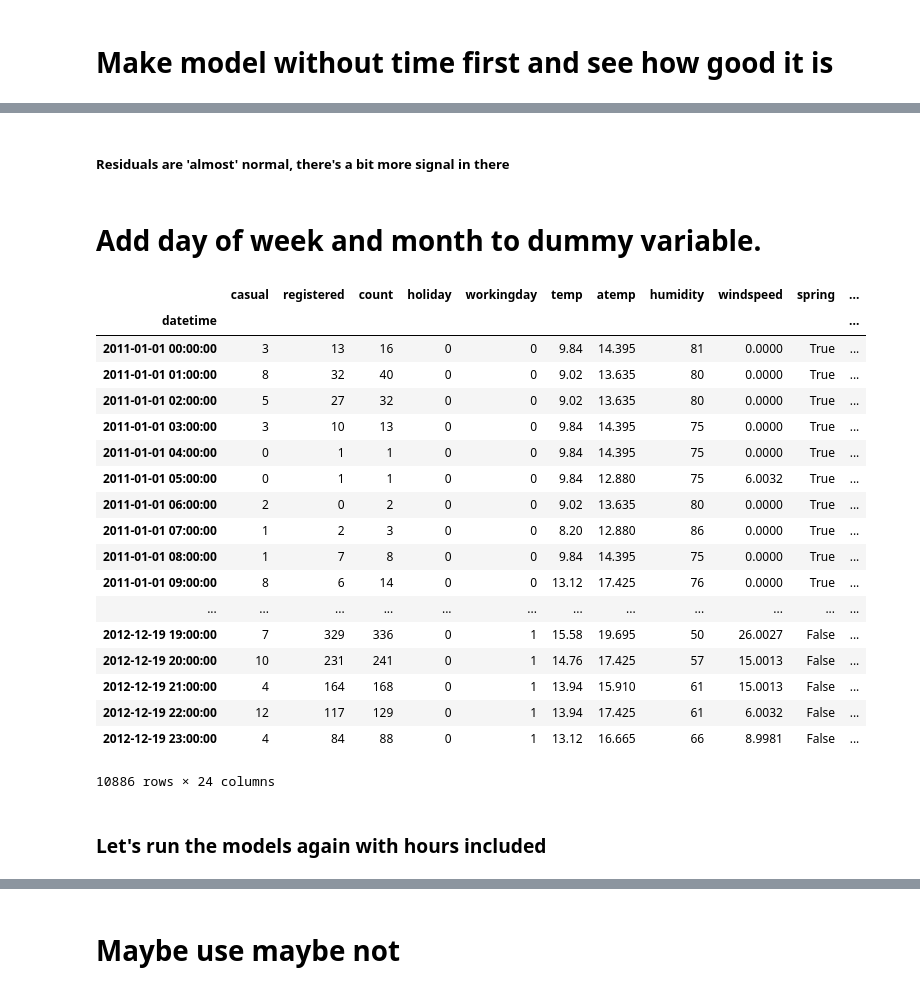
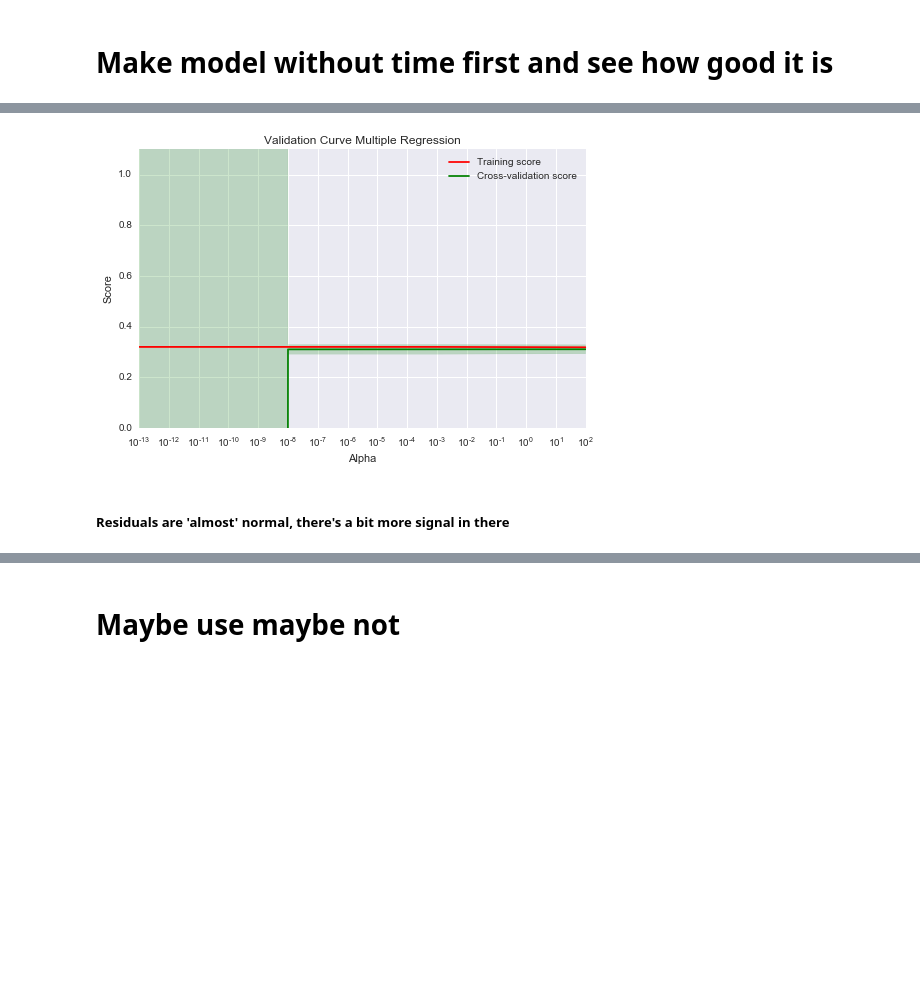
Before and after one commit to Ryanglambert/dc_bike_share_analysis, a Jupyter notebook: Bike_Share_EDA.ipynb, the cells around one changed output, grey strips where cells are left out. Cells and saved outputs as stored; diff of their text form; code cells hidden in the pictures; blank space fills up the shorter version.

```diff
--- a/Bike_Share_EDA.ipynb
+++ b/Bike_Share_EDA.ipynb
@@ -274,28 +288,6 @@ plot_validation_curve(X, y, est, param_range=np.logspace(-13, -9, 4))
+# %%
+plot_validation_curve(X, y, est, param_range=np.logspace(-13, 2, 4), param_name='ridge__alpha')
+# %% [output]
+[figure, added]
 # %% [markdown]
 ##### Residuals are 'almost' normal, there's a bit more signal in there
-# %% [markdown]
-# Add day of week and month to dummy variable.
-# %%
-train.join(pd.get_dummies(train.index.dayofweek, prefix='day').set_index(train.index))
-# %% [output]
-|  | casual | registered | count | holiday | workingday | temp | atemp | humidity | windspeed | spring | ... |
-| datetime |  |  |  |  |  |  |  |  |  |  | ... |
-| 2011-01-01 00:00:00 | 3 | 13 | 16 | 0 | 0 | 9.84 | 14.395 | 81 | 0.0000 | True | ... |
-| 2011-01-01 01:00:00 | 8 | 32 | 40 | 0 | 0 | 9.02 | 13.635 | 80 | 0.0000 | True | ... |
-| 2011-01-01 02:00:00 | 5 | 27 | 32 | 0 | 0 | 9.02 | 13.635 | 80 | 0.0000 | True | ... |
-| 2011-01-01 03:00:00 | 3 | 10 | 13 | 0 | 0 | 9.84 | 14.395 | 75 | 0.0000 | True | ... |
-| 2011-01-01 04:00:00 | 0 | 1 | 1 | 0 | 0 | 9.84 | 14.395 | 75 | 0.0000 | True | ... |
-| 2011-01-01 05:00:00 | 0 | 1 | 1 | 0 | 0 | 9.84 | 12.880 | 75 | 6.0032 | True | ... |
-| 2011-01-01 06:00:00 | 2 | 0 | 2 | 0 | 0 | 9.02 | 13.635 | 80 | 0.0000 | True | ... |
-| 2011-01-01 07:00:00 | 1 | 2 | 3 | 0 | 0 | 8.20 | 12.880 | 86 | 0.0000 | True | ... |
-| 2011-01-01 08:00:00 | 1 | 7 | 8 | 0 | 0 | 9.84 | 14.395 | 75 | 0.0000 | True | ... |
-| 2011-01-01 09:00:00 | 8 | 6 | 14 | 0 | 0 | 13.12 | 17.425 | 76 | 0.0000 | True | ... |
-| ... | ... | ... | ... | ... | ... | ... | ... | ... | ... | ... | ... |
-| 2012-12-19 19:00:00 | 7 | 329 | 336 | 0 | 1 | 15.58 | 19.695 | 50 | 26.0027 | False | ... |
-| 2012-12-19 20:00:00 | 10 | 231 | 241 | 0 | 1 | 14.76 | 17.425 | 57 | 15.0013 | False | ... |
-| 2012-12-19 21:00:00 | 4 | 164 | 168 | 0 | 1 | 13.94 | 15.910 | 61 | 15.0013 | False | ... |
-| 2012-12-19 22:00:00 | 12 | 117 | 129 | 0 | 1 | 13.94 | 17.425 | 61 | 6.0032 | False | ... |
-| 2012-12-19 23:00:00 | 4 | 84 | 88 | 0 | 1 | 13.12 | 16.665 | 66 | 8.9981 | False | ... |
-10886 rows × 24 columns
-# %% [markdown]
-### Let's run the models again with hours included
```
Also changed, not shown: parts of 48 cells of this notebook.
